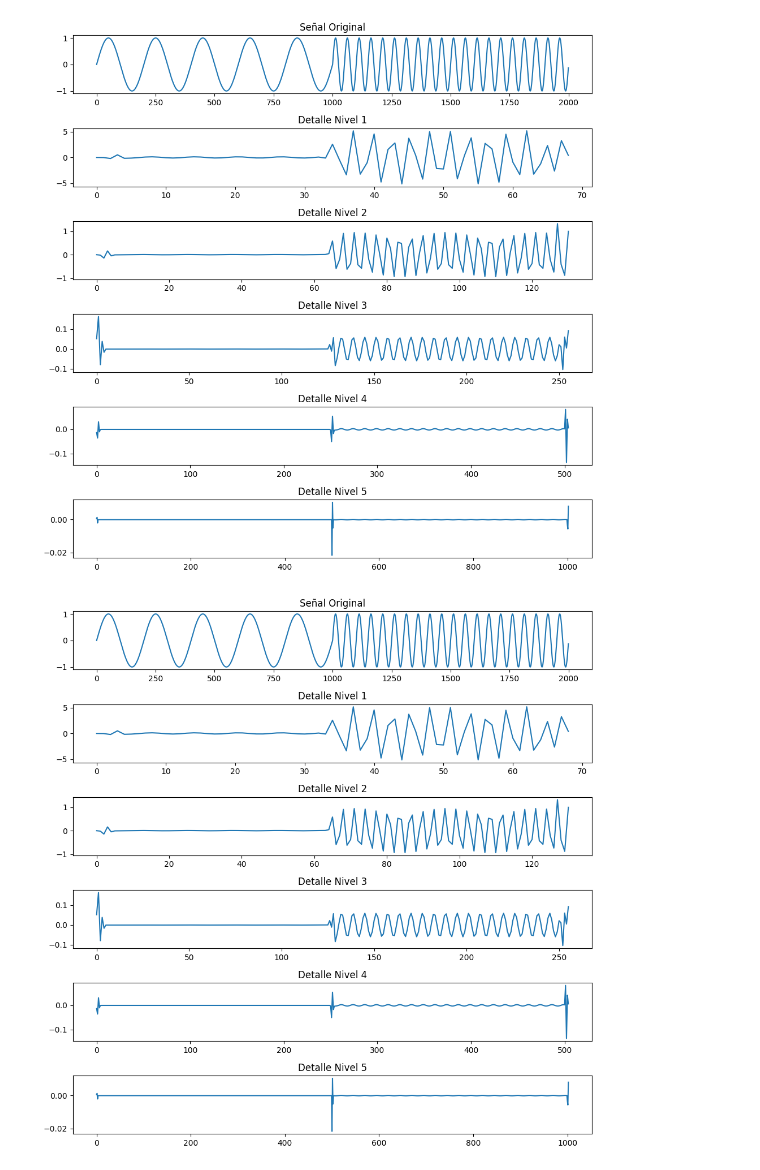
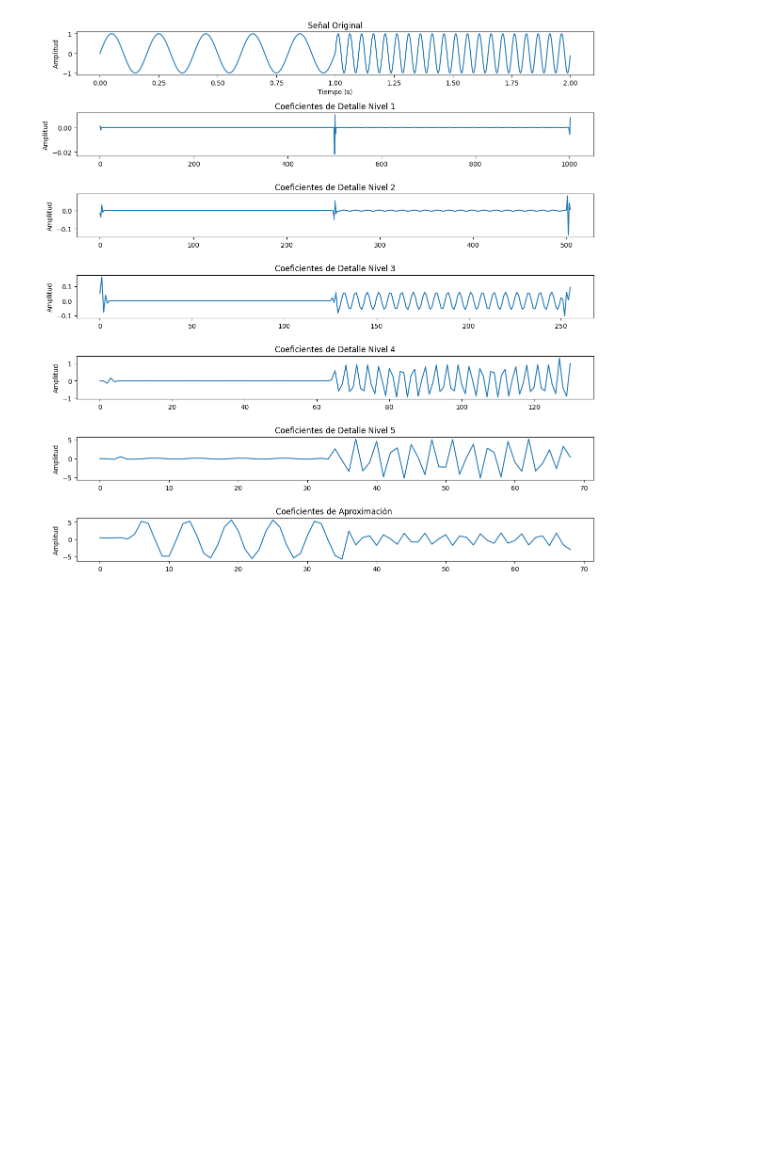
Before and after one commit to ulewis/Ejemplos, a Jupyter notebook: Wavelet/DWT.ipynb, the cells around one changed output. Cells and saved outputs as stored; diff of their text form; code cells hidden in the pictures; blank space fills up the shorter version.

```diff
--- a/Wavelet/DWT.ipynb
+++ b/Wavelet/DWT.ipynb
@@ -1,35 +1,43 @@
 # %%
 import numpy as np
 import matplotlib.pyplot as plt
 import pywt
 
 # Generar una señal senoidal con cambio abrupto de frecuencia
 t1 = np.linspace(0, 1, 1000, endpoint=False)
 t2 = np.linspace(1, 2, 1000, endpoint=False)
 x1 = np.sin(2 * np.pi * 5 * t1)  # Frecuencia de 5 Hz
 x2 = np.sin(2 * np.pi * 20 * t2)  # Frecuencia de 20 Hz
 x = np.concatenate((x1, x2))
 
 # Aplicar la DWT
 niveles = 5
 coeficientes = pywt.wavedec(x, 'db4', level=niveles)
 
-# Graficar la señal original y los coeficientes de detalle
-plt.figure(figsize=(10, 10))
+# Graficar la señal original y los coeficientes
+plt.figure(figsize=(12, 12))
 
-# Graficar la señal original
-plt.subplot(niveles + 1, 1, 1)
-plt.plot(x)
+# Graficar la señal original primero
+plt.subplot(niveles + 2, 1, 1)
+plt.plot(np.concatenate((t1, t2)), x)
 plt.title('Señal Original')
+plt.xlabel('Tiempo (s)')
+plt.ylabel('Amplitud')
 
-# Graficar los coeficientes de detalle
-for i, detalle in enumerate(coeficientes[1:]):  # Empezar desde el segundo nivel
-    plt.subplot(niveles + 1, 1, i + 2)
+# Graficar los coeficientes de detalle (invertidos)
+for i, detalle in enumerate(reversed(coeficientes[1:]), 1):
+    plt.subplot(niveles + 2, 1, i + 1)
     plt.plot(detalle)
-    plt.title(f'Detalle Nivel {i+1}')
+    plt.title(f'Coeficientes de Detalle Nivel {i}')
+    plt.ylabel('Amplitud')
+
+# Graficar los coeficientes de aproximación al final
+plt.subplot(niveles + 2, 1, niveles + 2)
+plt.plot(coeficientes[0])
+plt.title(f'Coeficientes de Aproximación ')
+plt.ylabel('Amplitud')
 
 plt.tight_layout()
 plt.show()
 # %% [output]
-[figure, old version]
+[figure, new version]
-[figure, removed]
```
Also changed, not shown: 4 other files.
